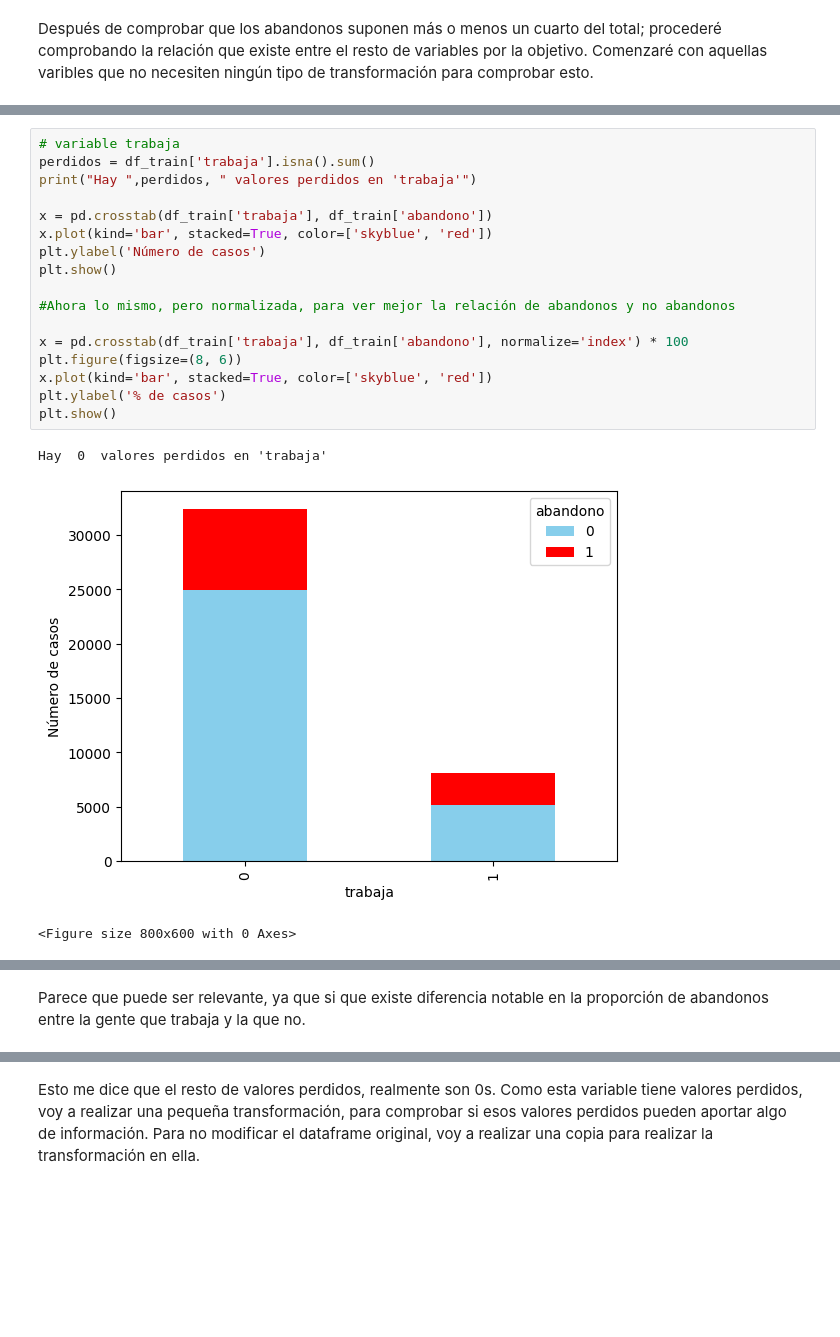
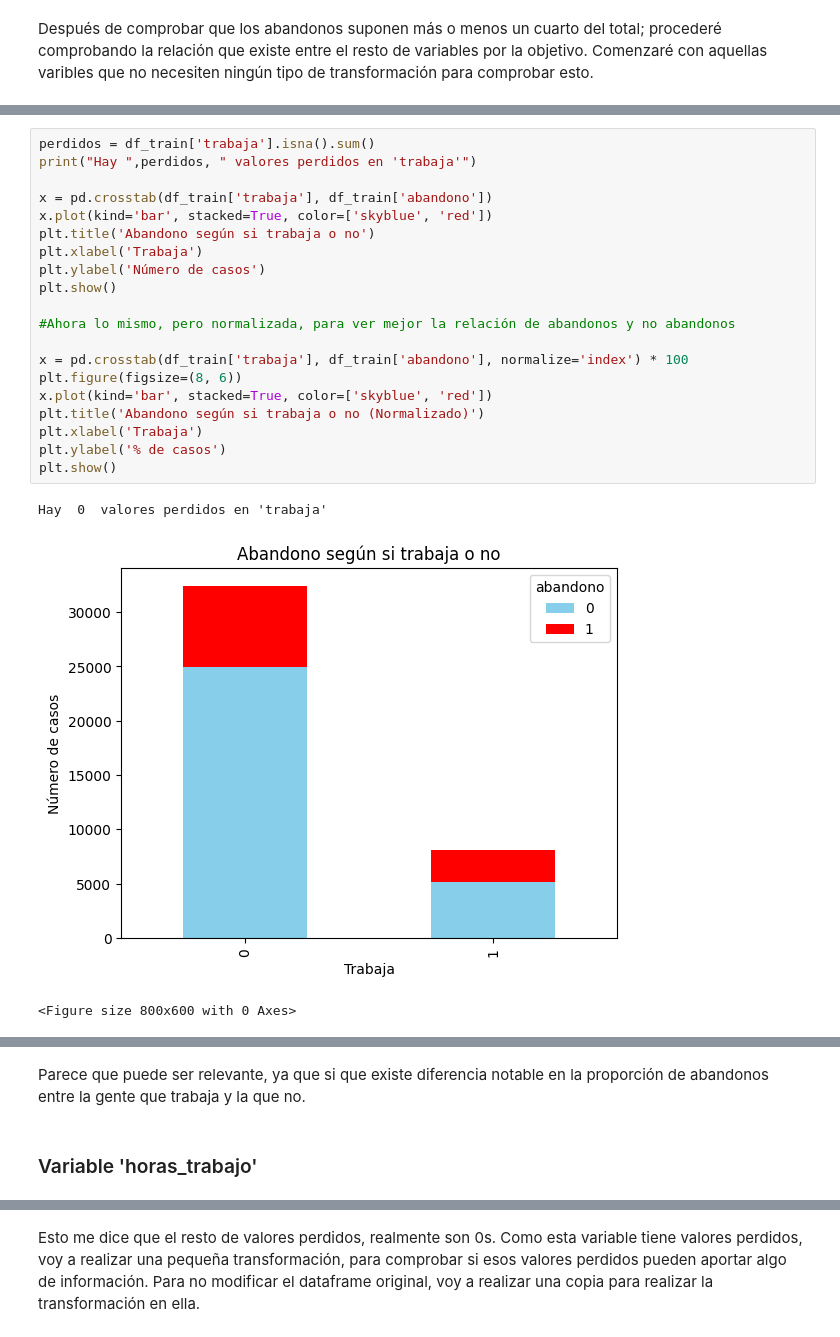
Before and after one commit to Marcos-Wth/Practica_1_Mineria_de_Datos, a Jupyter notebook: Práctica 1 - Análisis, procesamiento y validación .ipynb, the cells around one changed output, grey strips where cells are left out. Drawn from its saved outputs; the diff is of its cells as text; blank space fills up the shorter version.

```diff
--- a/Práctica 1 - Análisis, procesamiento y validación .ipynb
+++ b/Práctica 1 - Análisis, procesamiento y validación .ipynb
@@ -224,21 +228,24 @@ Después de comprobar que los abandonos suponen más o menos un cuarto del total
 # %%
-# variable trabaja
 perdidos = df_train['trabaja'].isna().sum()
 print("Hay ",perdidos, " valores perdidos en 'trabaja'")
 
 x = pd.crosstab(df_train['trabaja'], df_train['abandono'])
 x.plot(kind='bar', stacked=True, color=['skyblue', 'red'])
+plt.title('Abandono según si trabaja o no')
+plt.xlabel('Trabaja')
 plt.ylabel('Número de casos')
 plt.show()
 
 #Ahora lo mismo, pero normalizada, para ver mejor la relación de abandonos y no abandonos
 
 x = pd.crosstab(df_train['trabaja'], df_train['abandono'], normalize='index') * 100
 plt.figure(figsize=(8, 6))
 x.plot(kind='bar', stacked=True, color=['skyblue', 'red'])
+plt.title('Abandono según si trabaja o no (Normalizado)')
+plt.xlabel('Trabaja')
 plt.ylabel('% de casos')
 plt.show()
 # %% [output]
 Hay  0  valores perdidos en 'trabaja'
-[figure, old version]
+[figure, new version]
 <Figure size 800x600 with 0 Axes>
@@ -246,3 +253,5 @@ Hay  0  valores perdidos en 'trabaja'
 # %% [markdown]
 Parece que puede ser relevante, ya que si que existe diferencia notable en la proporción de abandonos entre la gente que trabaja y la que no.
+# %% [markdown]
+### Variable 'horas_trabajo'
 # %%
```
Also changed, not shown: parts of 59 cells of this notebook.
